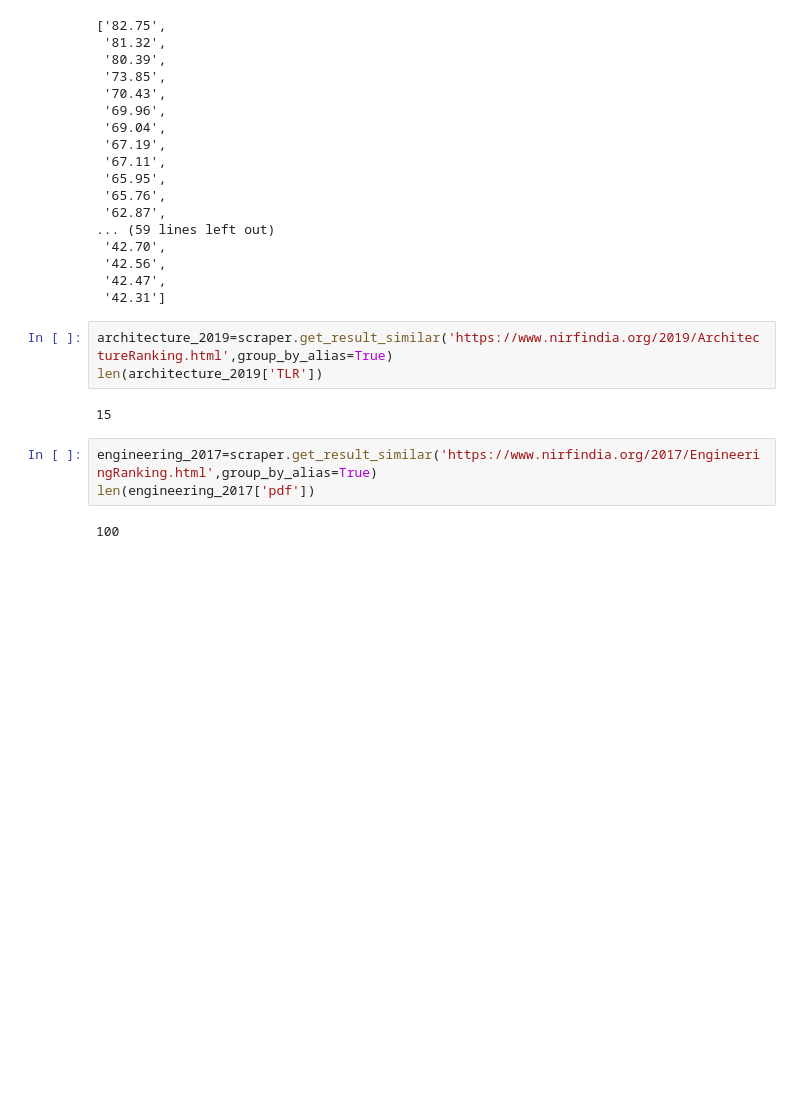
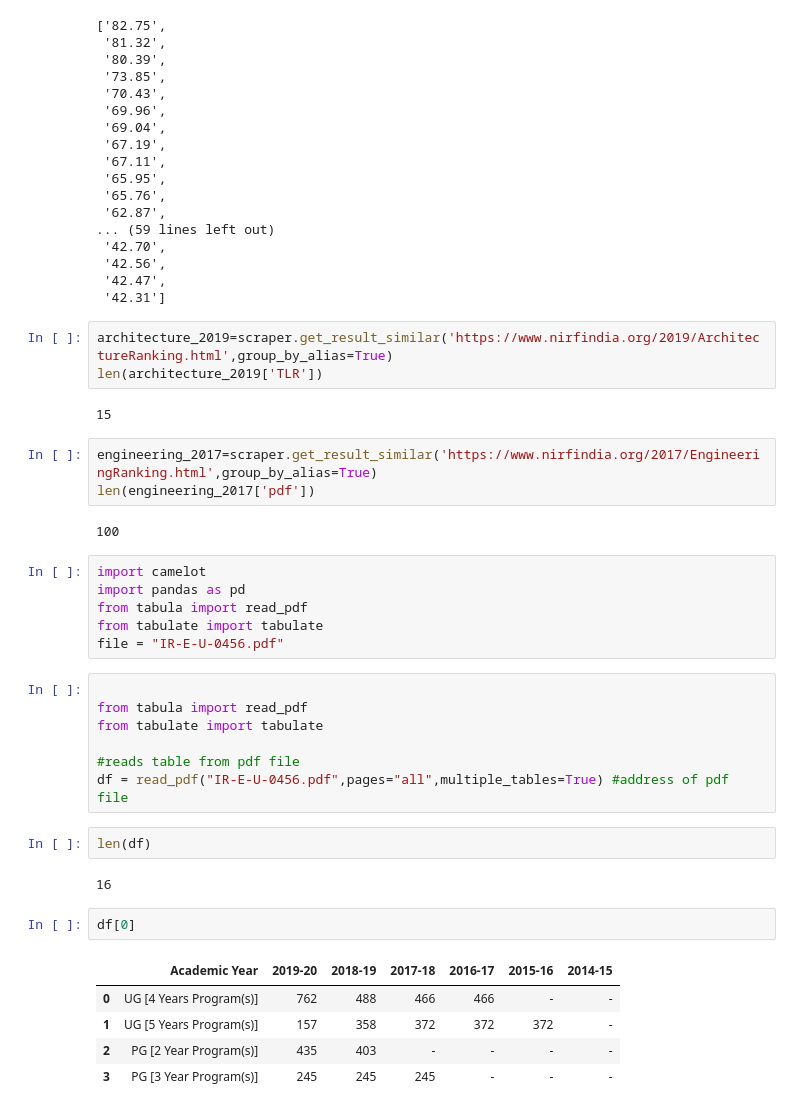
Before and after one commit to krishnaagarwal2001/Analysis-of-NIRF-Ranking, a Jupyter notebook: Data.ipynb, the cells around one changed output. Cells and saved outputs as stored; diff of their text form; blank space fills up the shorter version.

Commit message:
table extraction from html

```diff
--- a/Data.ipynb
+++ b/Data.ipynb
@@ -147,3 +147,28 @@ engineering_2017=scraper.get_result_similar('https://www.nirfindia.org/2017/Engi
 len(engineering_2017['pdf'])
 # %% [output]
 100
+# %%
+import camelot
+import pandas as pd
+from tabula import read_pdf
+from tabulate import tabulate
+file = "IR-E-U-0456.pdf"
+# %%
+
+from tabula import read_pdf
+from tabulate import tabulate
+
+#reads table from pdf file
+df = read_pdf("IR-E-U-0456.pdf",pages="all",multiple_tables=True) #address of pdf file
+# %%
+len(df)
+# %% [output]
+16
+# %%
+df[0]
+# %% [output]
+|  | Academic Year | 2019-20 | 2018-19 | 2017-18 | 2016-17 | 2015-16 | 2014-15 |
+| 0 | UG [4 Years Program(s)] | 762 | 488 | 466 | 466 | - | - |
+| 1 | UG [5 Years Program(s)] | 157 | 358 | 372 | 372 | 372 | - |
+| 2 | PG [2 Year Program(s)] | 435 | 403 | - | - | - | - |
+| 3 | PG [3 Year Program(s)] | 245 | 245 | 245 | - | - | - |
```
Also changed, not shown: parts of 44 cells of this notebook, 4 other files.
